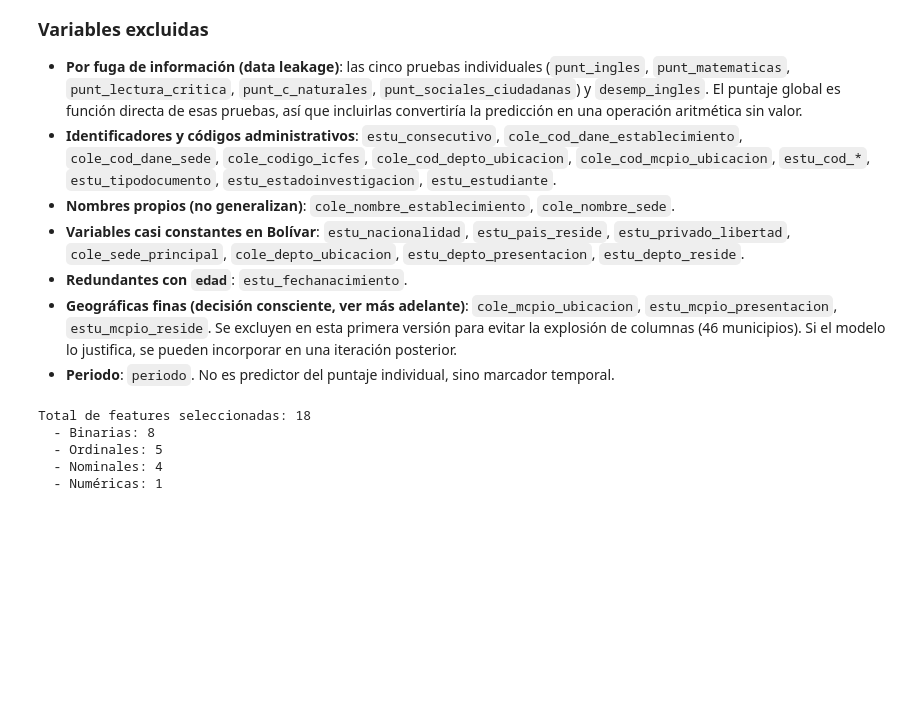
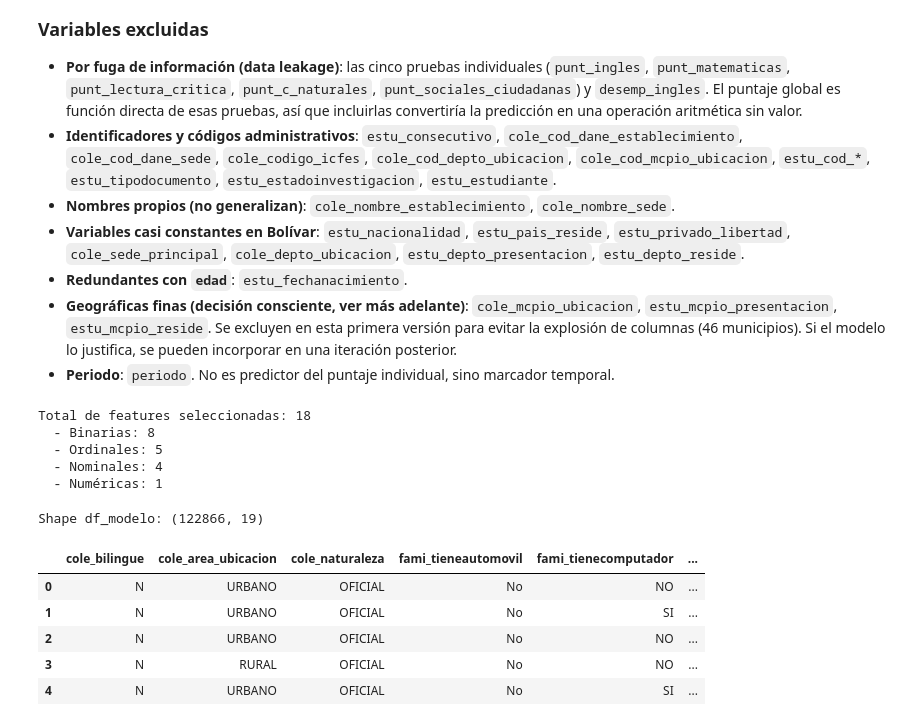
Before and after one commit to lrestrepoe/proyecto2-analitica, a Jupyter notebook: Modelo_Juan_Felipe_Echeverry.ipynb, the cells around one changed output. Drawn from its saved outputs; the diff is of its cells as text; code cells hidden in the pictures; blank space fills up the shorter version.

```diff
--- a/Modelo_Juan_Felipe_Echeverry.ipynb
+++ b/Modelo_Juan_Felipe_Echeverry.ipynb
@@ -199,3 +199,16 @@ Total de features seleccionadas: 18
   - Ordinales: 5
   - Nominales: 4
   - Numéricas: 1
+# %%
+# Construimos el dataframe de trabajo solo con features + target
+df_modelo = df[todas_las_features + [target]].copy()
+print(f"Shape df_modelo: {df_modelo.shape}")
+df_modelo.head()
+# %% [output]
+Shape df_modelo: (122866, 19)
+|  | cole_bilingue | cole_area_ubicacion | cole_naturaleza | fami_tieneautomovil | fami_tienecomputador | ... |
+| 0 | N | URBANO | OFICIAL | No | NO | ... |
+| 1 | N | URBANO | OFICIAL | No | SI | ... |
+| 2 | N | URBANO | OFICIAL | No | NO | ... |
+| 3 | N | RURAL | OFICIAL | No | NO | ... |
+| 4 | N | URBANO | OFICIAL | No | SI | ... |
```
Also changed, not shown: parts of 5 cells of this notebook.
